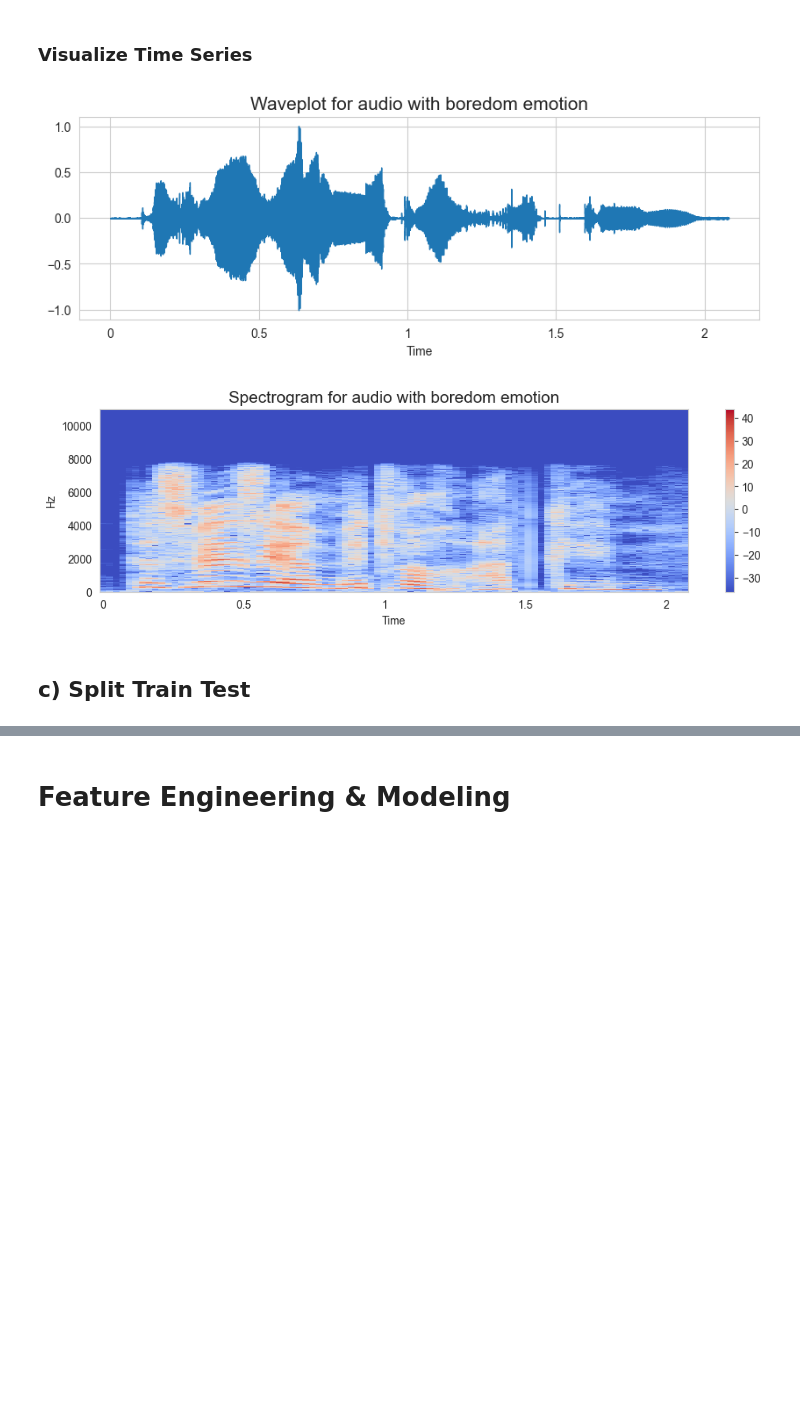
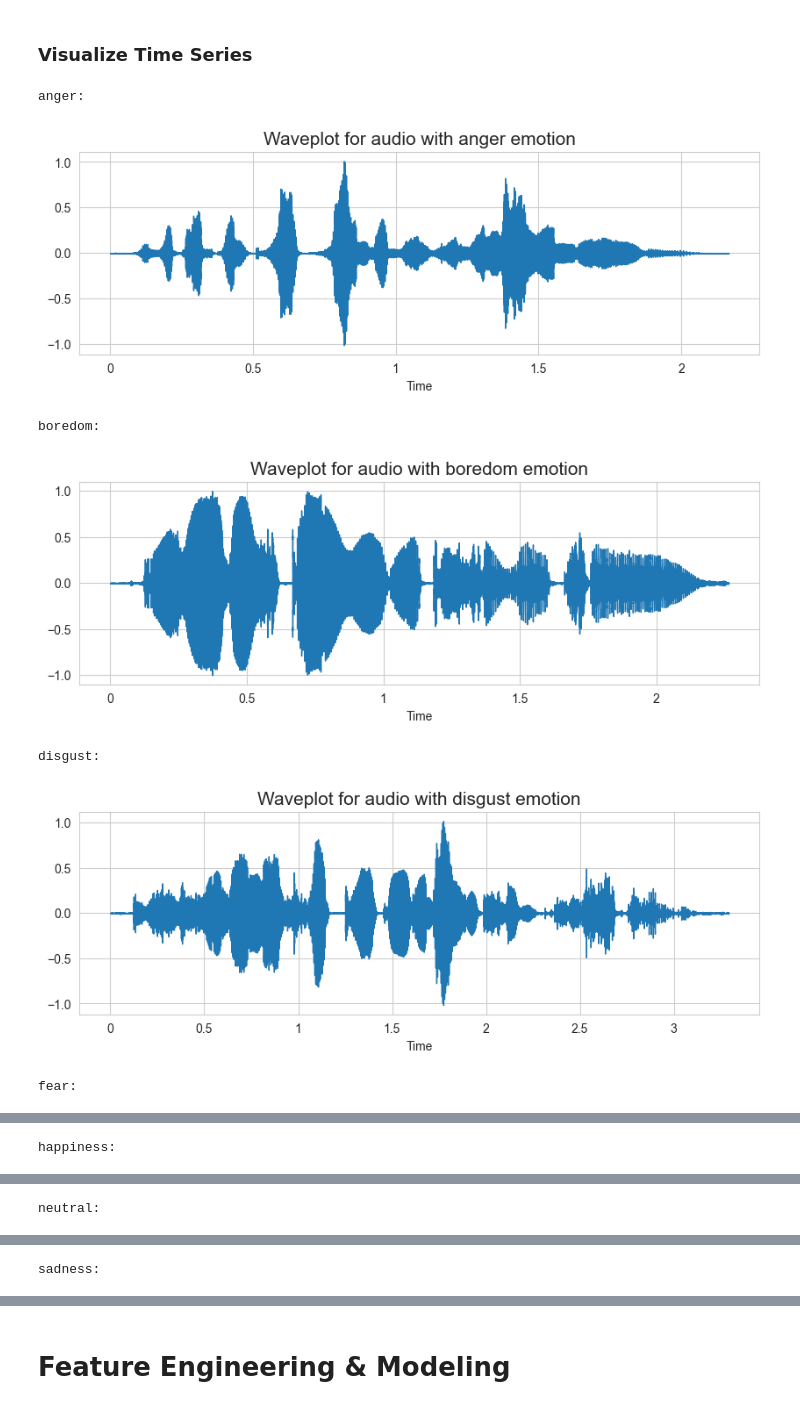
Before and after one commit to bonells96/speech_emotion_classification, a Jupyter notebook: Report_SER.ipynb, the cells around one changed output, grey strips where cells are left out. Cells and saved outputs as stored; diff of their text form; code cells hidden in the pictures; blank space fills up the shorter version.

```diff
--- a/Report_SER.ipynb
+++ b/Report_SER.ipynb
@@ -131,15 +141,3 @@ plt.show()
 [figure]
 # %% [markdown]
 ### Visualize Time Series
-# %%
-ts = data.loc[0, 'ts']
-sr = data.loc[0, 'sr']
-
-
-plot_audio.create_waveplot(ts, sr, 'boredom')
-plot_audio.create_spectrogram(ts, sr, 'boredom')
-# %% [output]
-[figure, removed]
-[figure, removed]
-# %% [markdown]
-## c) Split Train Test
@@ -162,0 +144,17 @@ train, test = splitTrainTestByUser(data)
+# %%
+emotions = np.unique(data.loc[:,'emotion'].values)
+
+for emotion in emotions:
+    data_emotion = data.loc[data.loc[:,'emotion']==emotion]
+    ts, sr = data_emotion.sample(n=1, random_state=13)[['ts', 'sr']].values[0]
+
+    print(f'{emotion}: \n')
+    plot_audio.create_waveplot(ts, sr,  emotion)
+# %% [output]
+anger:
+[figure, added]
+boredom:
+[figure, added]
+disgust:
+[figure, added]
+fear:
@@ -162,0 +162 @@ train, test = splitTrainTestByUser(data)
+happiness:
@@ -162,0 +164 @@ train, test = splitTrainTestByUser(data)
+neutral:
@@ -162,0 +166 @@ train, test = splitTrainTestByUser(data)
+sadness:
```
Also changed, not shown: parts of 23 cells of this notebook.
